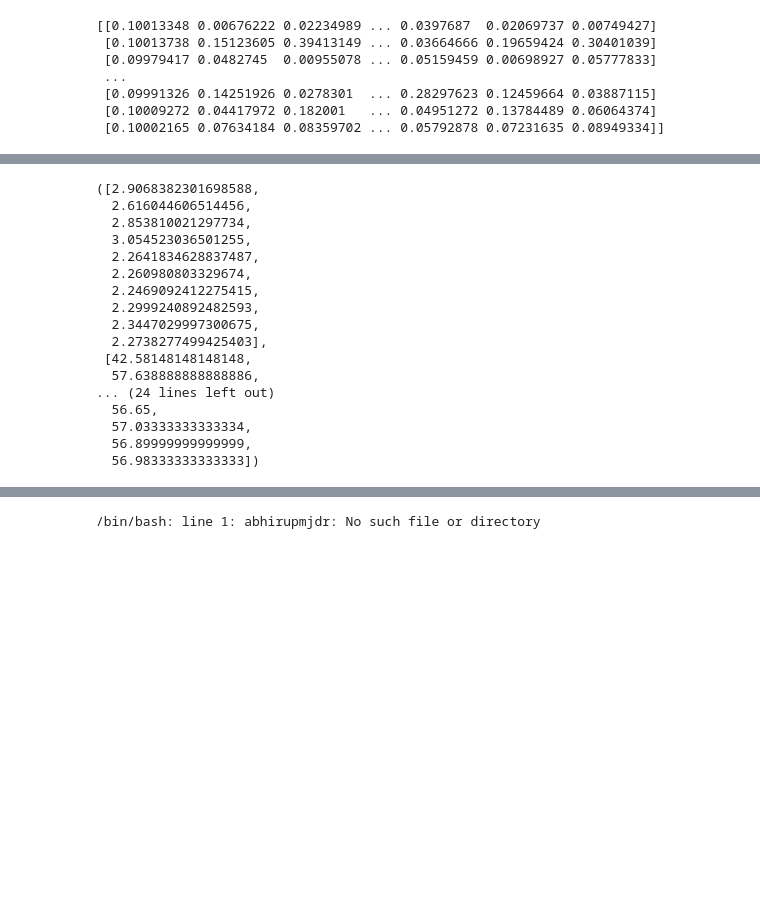
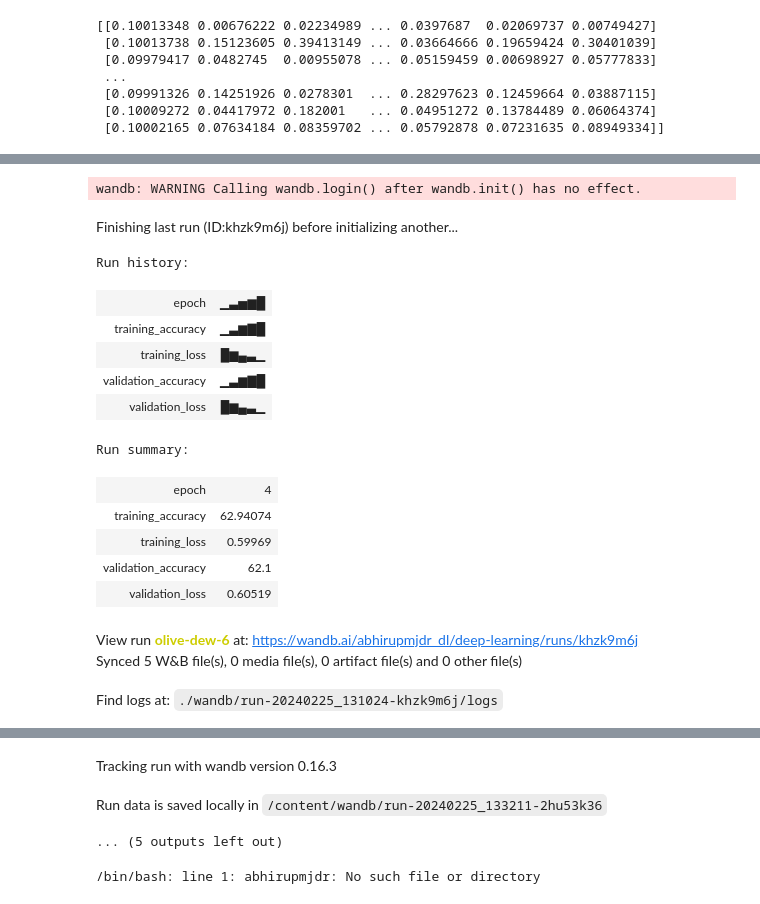
Before and after one commit to abhirupmjdr/CS6910_A1, a Jupyter notebook: dl_test.ipynb, the cells around one changed output, grey strips where cells are left out. Drawn from its saved outputs; the diff is of its cells as text; code cells hidden in the pictures; blank space fills up the shorter version.

```diff
--- a/dl_test.ipynb
+++ b/dl_test.ipynb
@@ -1397,9 +1397,9 @@ my_network = MyNeuralNetwork(mode_of_initialization="xavier",number_of_hidden_la
 my_network.compute(eta = 0.1,beta = 0.5,beta1 = 0.5,beta2 = 0.5 ,epsilon = 0.05, optimizer = 'adam',batch_size = 4,loss = 'cross_entropy',epochs = 5)
 # %%
 
-# !pip install wandb
+!pip install wandb
 
-# import wandb
+import wandb
 import numpy as np
 from sklearn.model_selection import train_test_split
 from sklearn.metrics import confusion_matrix,classification_report, accuracy_score,ConfusionMatrixDisplay
@@ -1408,17 +1408,17 @@ import matplotlib.pyplot as plt
 import seaborn
 import warnings
 warnings.filterwarnings("ignore")
-# wandb.login()
+wandb.login()
 
-# wandb.init(
-#     # set the wandb project where this run will be logged
-#     project="deep-learning",
+wandb.init(
+    # set the wandb project where this run will be logged
+    project="deep-learning",
 
-#     # track hyperparameters and run metadata
-#     config={
-#     "eta": 0.02
-#     }
-# )
+    # track hyperparameters and run metadata
+    config={
+    "eta": 0.02
+    }
+)
 
 
 
@@ -1428,8 +1428,8 @@ from keras.datasets import fashion_mnist
 
 
 '''normalizing the data'''
-# x_test = x_test / 255.0
-# x_train = x_train / 255.0
+x_test = x_test / 255.0
+x_train = x_train / 255.0
 
 
 '''train set,val set ,test set split'''
@@ -1469,6 +1469,7 @@ class Util:
         total_samples = true_output.shape[1]
         accuracy_percentage = (correct_predictions / total_samples) * 100
         return accuracy_percentage
+
 
 class Compute:
 
@@ -1635,7 +1636,6 @@ class Update:
         return M, V
 
 
-
 class MyNeuralNetwork:
   mode_of_initialization = ""
   n_layers = 0
@@ -1800,10 +1800,10 @@ class MyNeuralNetwork:
       print(f"Epoch Number = {format(count+1)}")
       print(f"Training Accuracy = {format(tarin_acc_per_epoch[-1])}")
       print(f"Validation Accuracy = {format(val_acc_per_epoch[-1])}")
-    #   wandb.log({"training_accuracy": train_acc,"validation_accuracy": val_acc,"training_loss":train_cost,"validation_loss": val_cost,"epoch": count})
+      wandb.log({"training_accuracy": train_acc,"validation_accuracy": val_acc,"training_loss":train_cost,"validation_loss": val_cost,"epoch": count})
     return train_c_epoch,tarin_acc_per_epoch,val_c_per_epoch,val_acc_per_epoch
 
 
-my_network = MyNeuralNetwork(mode_of_initialization="random",number_of_hidden_layers=1,num_neurons_in_hidden_layers=4,activation="sigmoid",TrainInput=x_train_T,TrainOutput=y_train_T,ValInput=x_val_T,ValOutput=y_val_T)
-my_network.compute(eta = 0.01,beta = 0.5,beta1 = 0.1,beta2 = 0.1 ,epsilon = 0.05, optimizer = 'nadam',batch_size = 4,loss = 'cross_entropy',epochs = 10)
+my_network = MyNeuralNetwork(mode_of_initialization="xavier",number_of_hidden_layers=3,num_neurons_in_hidden_layers=16,activation="tanh",TrainInput=x_train_T,TrainOutput=y_train_T,ValInput=x_val_T,ValOutput=y_val_T)
+my_network.compute(eta = 0.001,beta = 0.5,beta1 = 0.1,beta2 = 0.1 ,epsilon = 0.05, optimizer = 'sgd',batch_size = 16,loss = 'squared_loss',epochs = 5)
 # %% [output]
@@ -1827,17 +1829,17 @@ Validation Accuracy = 56.98333333333333
-([2.9068382301698588,
-  2.616044606514456,
-  2.853810021297734,
-  3.054523036501255,
-  2.2641834628837487,
-  2.260980803329674,
-  2.2469092412275415,
-  2.2999240892482593,
-  2.3447029997300675,
-  2.2738277499425403],
- [42.58148148148148,
-  57.638888888888886,
-... (24 lines left out)
-  56.65,
-  57.03333333333334,
-  56.89999999999999,
-  56.98333333333333])
+wandb: WARNING Calling wandb.login() after wandb.init() has no effect.
+Finishing last run (ID:khzk9m6j) before initializing another...
+Run history:
+| epoch | ▁▃▅▆█ |
+| training_accuracy | ▁▃▆▇█ |
+| training_loss | █▆▄▃▁ |
+| validation_accuracy | ▁▃▆▇█ |
+| validation_loss | █▆▄▃▁ |
+Run summary:
+| epoch | 4 |
+| training_accuracy | 62.94074 |
+| training_loss | 0.59969 |
+| validation_accuracy | 62.1 |
+| validation_loss | 0.60519 |
+View run olive-dew-6 at: https://wandb.ai/abhirupmjdr_dl/deep-learning/runs/khzk9m6j
+Synced 5 W&B file(s), 0 media file(s), 0 artifact file(s) and 0 other file(s)
+Find logs at: ./wandb/run-20240225_131024-khzk9m6j/logs
@@ -1844,3 +1847,6 @@ Validation Accuracy = 56.98333333333333
+Tracking run with wandb version 0.16.3
+Run data is saved locally in /content/wandb/run-20240225_133211-2hu53k36
+... (5 outputs left out)
 # %%
 # %% [output]
 /bin/bash: line 1: abhirupmjdr: No such file or directory
```
Also changed, not shown: parts of 1 cell of this notebook.
